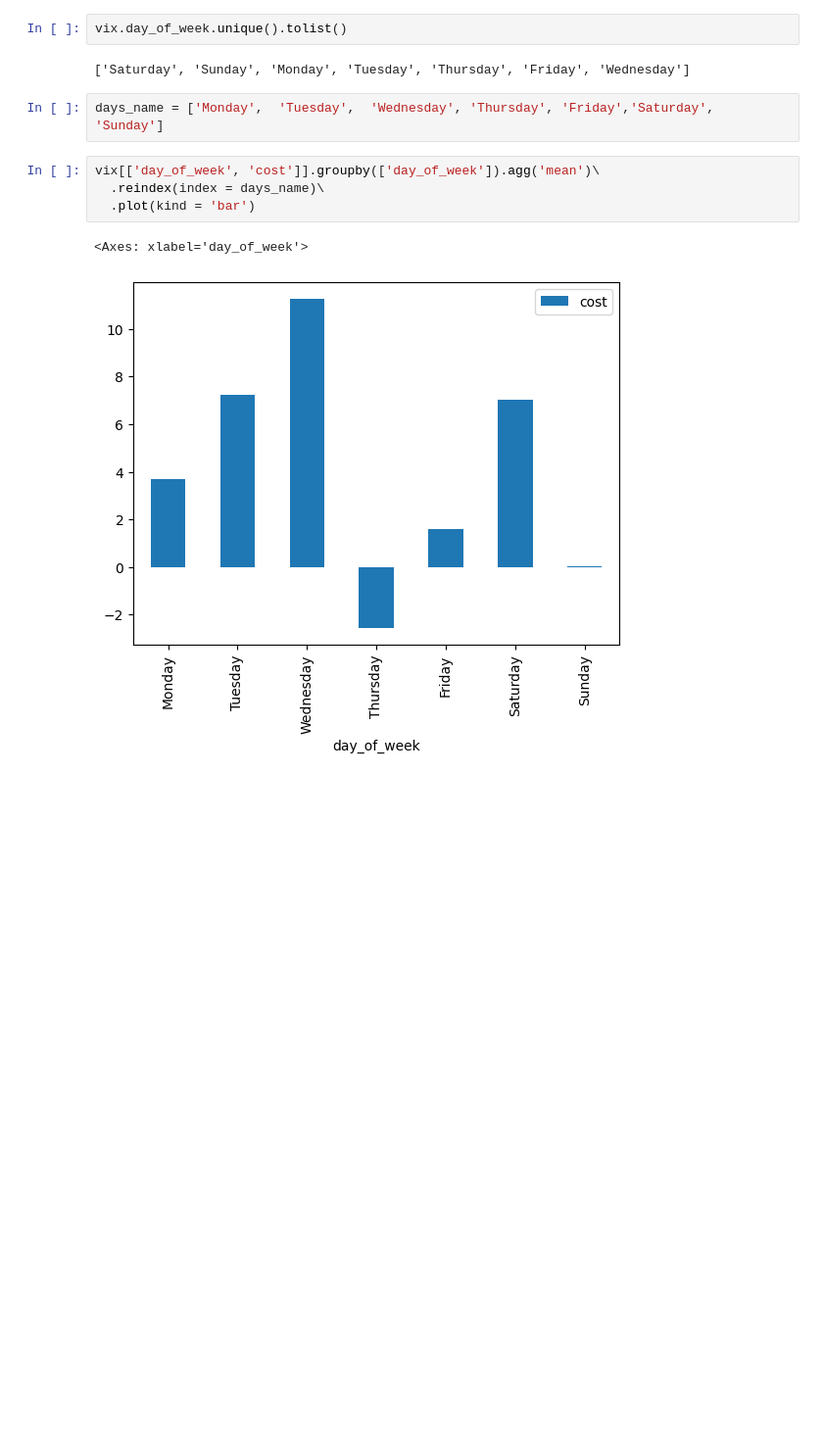
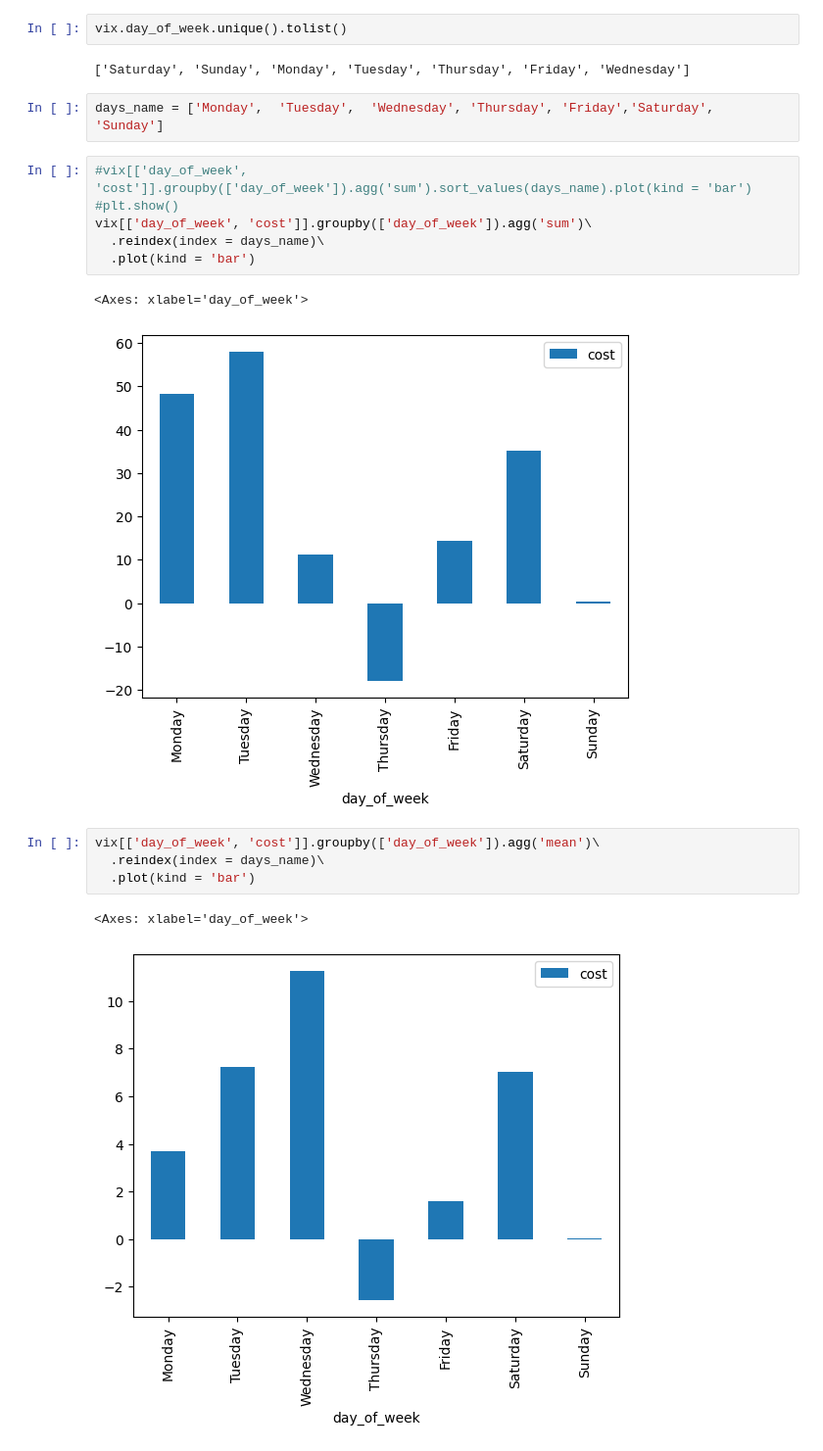
Before and after one commit to ToluPaul/forex, a Jupyter notebook: forex_pred.ipynb, the cells around one changed output. Shown at 98% size. Cells and saved outputs as stored; diff of their text form; blank space fills up the shorter version.

```diff
--- a/forex_pred.ipynb
+++ b/forex_pred.ipynb
@@ -132,6 +156,15 @@ vix.day_of_week.unique().tolist()
 ['Saturday', 'Sunday', 'Monday', 'Tuesday', 'Thursday', 'Friday', 'Wednesday']
 # %%
 days_name = ['Monday',  'Tuesday',  'Wednesday', 'Thursday', 'Friday','Saturday', 'Sunday']
+# %%
+#vix[['day_of_week', 'cost']].groupby(['day_of_week']).agg('sum').sort_values(days_name).plot(kind = 'bar')
+#plt.show()
+vix[['day_of_week', 'cost']].groupby(['day_of_week']).agg('sum')\
+  .reindex(index = days_name)\
+  .plot(kind = 'bar')
+# %% [output]
+<Axes: xlabel='day_of_week'>
+[figure, added]
 # %%
 vix[['day_of_week', 'cost']].groupby(['day_of_week']).agg('mean')\
   .reindex(index = days_name)\
```
Also changed, not shown: parts of 4 cells of this notebook.
